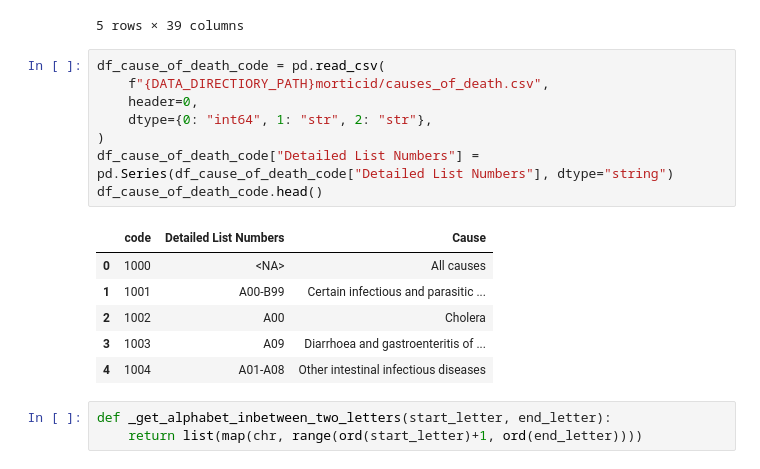
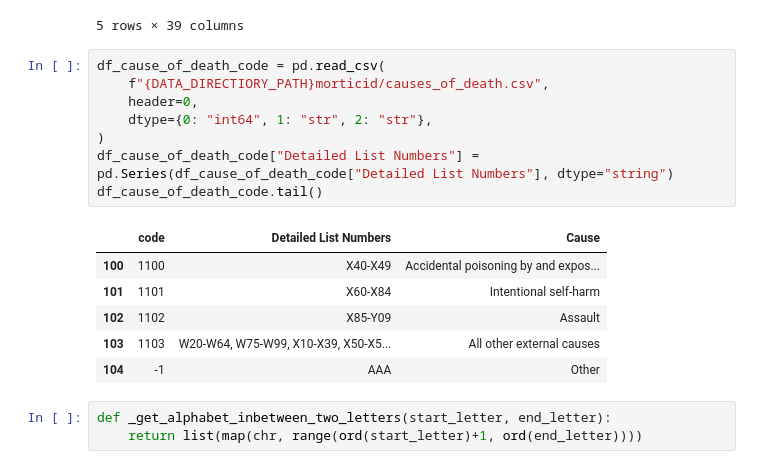
Before and after one commit to msharaf315/data_visualization, a Jupyter notebook: task_two/EDA.ipynb, the cells around one changed output. Saved outputs shown, nothing was run; the diff lists cells and outputs as text.

```diff
--- a/task_two/EDA.ipynb
+++ b/task_two/EDA.ipynb
@@ -83,18 +83,18 @@ df_morticid.head()
 # %%
 df_cause_of_death_code = pd.read_csv(
     f"{DATA_DIRECTIORY_PATH}morticid/causes_of_death.csv",
     header=0,
     dtype={0: "int64", 1: "str", 2: "str"},
 )
 df_cause_of_death_code["Detailed List Numbers"] = pd.Series(df_cause_of_death_code["Detailed List Numbers"], dtype="string")
-df_cause_of_death_code.head()
+df_cause_of_death_code.tail()
 # %% [output]
 |  | code | Detailed List Numbers | Cause |
-| 0 | 1000 | <NA> | All causes |
-| 1 | 1001 | A00-B99 | Certain infectious and parasitic ... |
-| 2 | 1002 | A00 | Cholera |
-| 3 | 1003 | A09 | Diarrhoea and gastroenteritis of ... |
-| 4 | 1004 | A01-A08 | Other intestinal infectious diseases |
+| 100 | 1100 | X40-X49 | Accidental poisoning by and expos... |
+| 101 | 1101 | X60-X84 | Intentional self-harm |
+| 102 | 1102 | X85-Y09 | Assault |
+| 103 | 1103 | W20-W64, W75-W99, X10-X39, X50-X5... | All other external causes |
+| 104 | -1 | AAA | Other |
 # %%
 def _get_alphabet_inbetween_two_letters(start_letter, end_letter):
     return list(map(chr, range(ord(start_letter)+1, ord(end_letter))))
```
Also changed, not shown: parts of 12 cells of this notebook, 2 other files.
